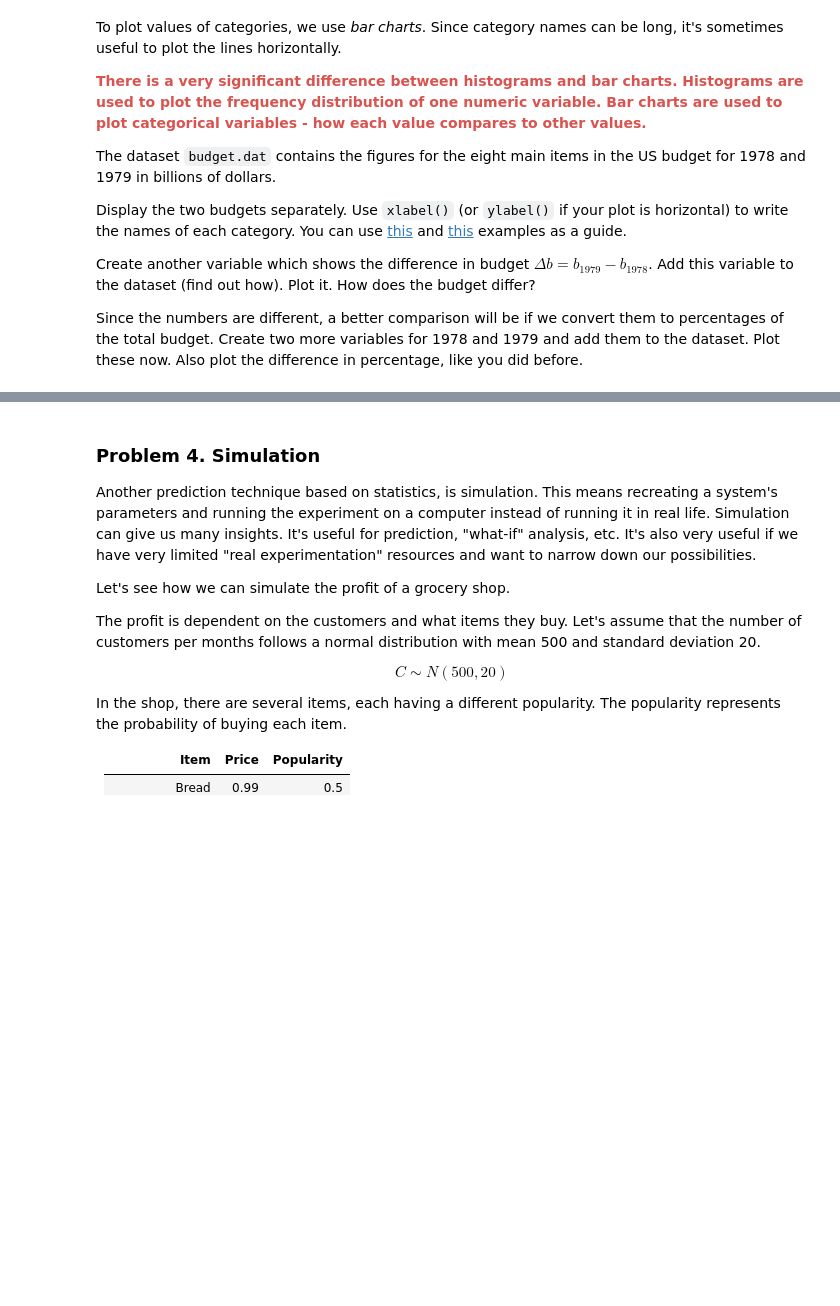
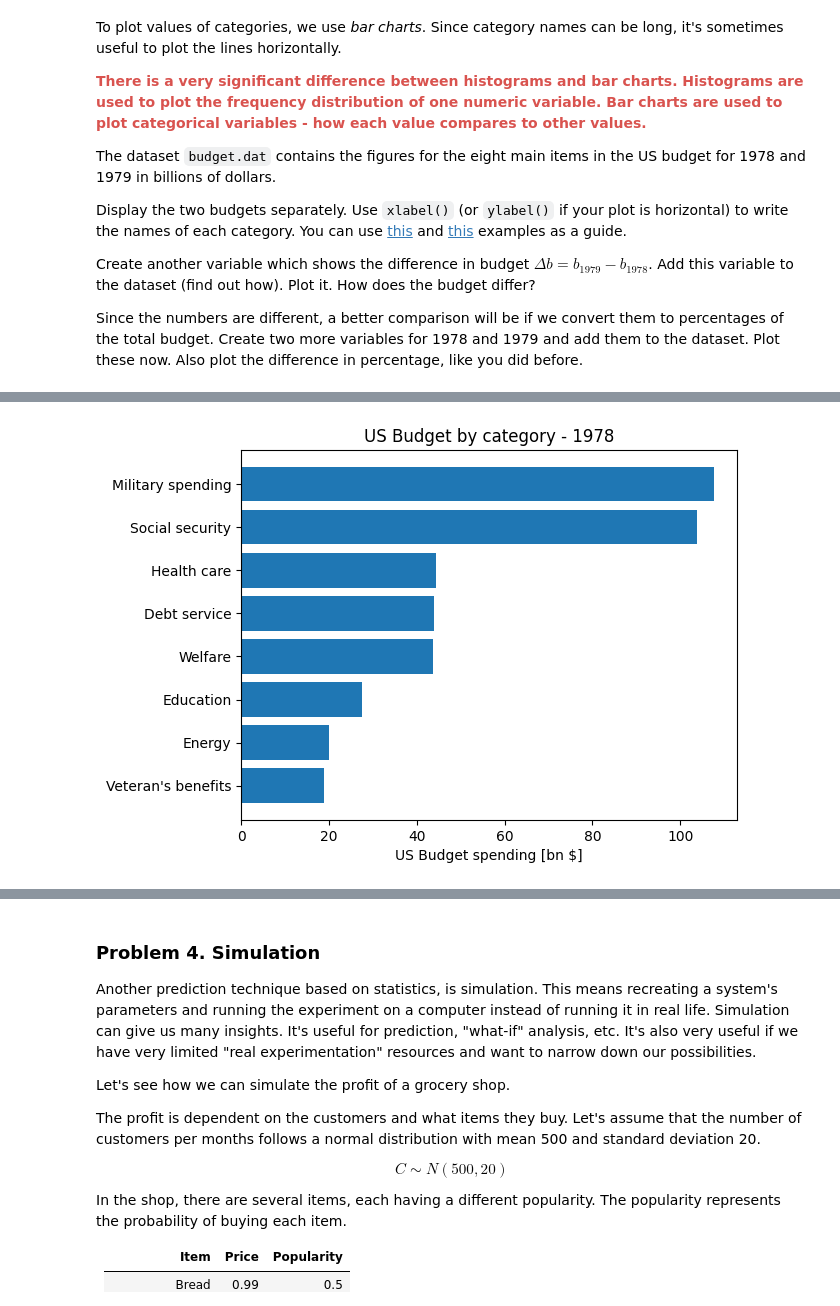
Before and after one commit to plamensve/Math-Concepts, a Jupyter notebook: 06-Statistic/EXERCISE/Statistics Exercise.ipynb, the cells around one changed output, grey strips where cells are left out. Saved outputs shown, nothing was run; the diff lists cells and outputs as text; code cells hidden in the pictures; blank space fills up the shorter version.

```diff
--- a/06-Statistic/EXERCISE/Statistics Exercise.ipynb
+++ b/06-Statistic/EXERCISE/Statistics Exercise.ipynb
@@ -93,0 +131,3 @@ Since the numbers are different, a better comparison will be if we convert them
+# %%
+budget = pd.read_table("data/budget.dat")
+budget
@@ -93,0 +167,3 @@ Since the numbers are different, a better comparison will be if we convert them
+# %%
+sorted_budget_1978 = budget.sort_values('1978')
+sorted_budget_1978['1978']
@@ -93,0 +180,9 @@ Since the numbers are different, a better comparison will be if we convert them
+# %%
+plt.barh(sorted_budget_1978.Category, sorted_budget_1978['1978'])
+
+plt.title("US Budget by category - 1978")
+plt.xlabel("US Budget spending [bn $]")
+
+plt.show()
+# %% [output]
+[figure, added]
```
Also changed, not shown: parts of 16 cells of this notebook.
